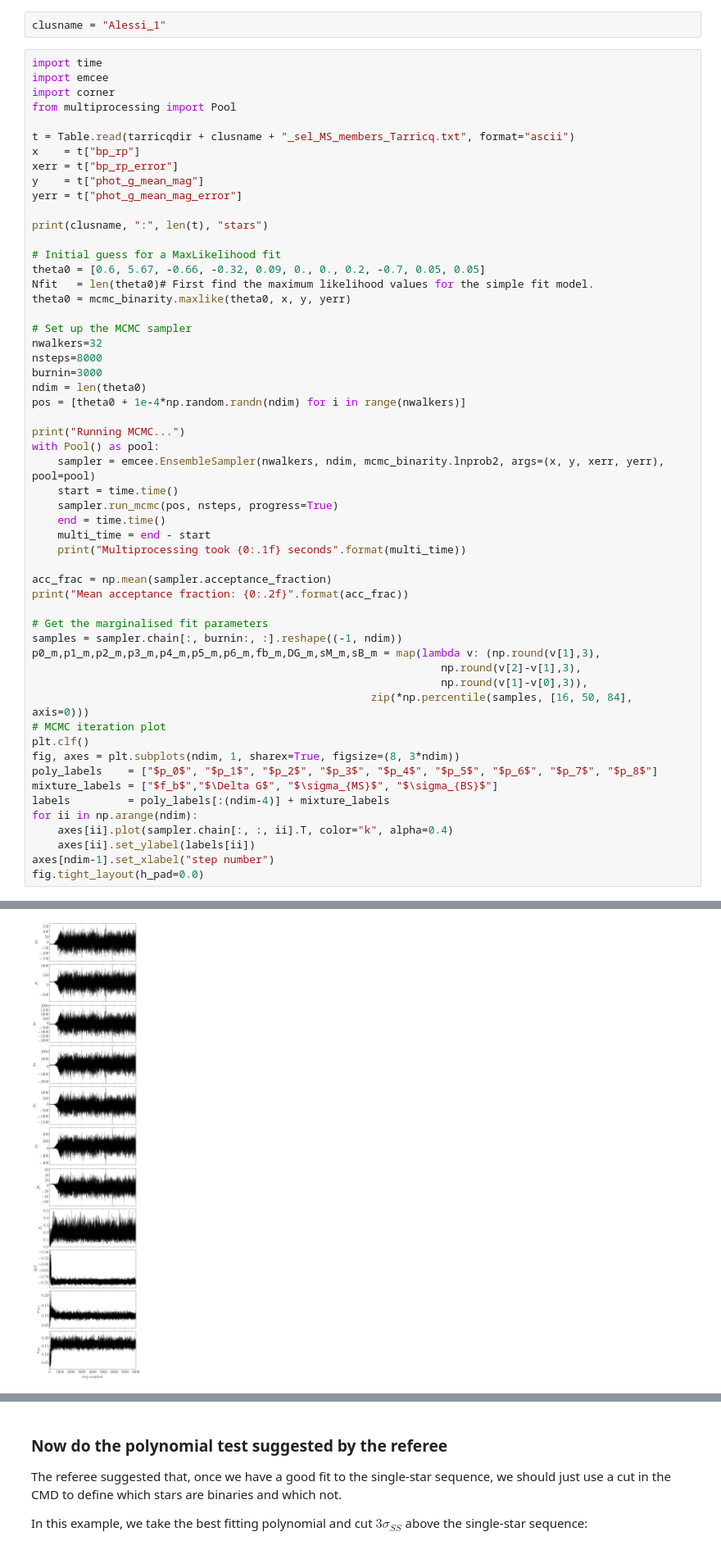
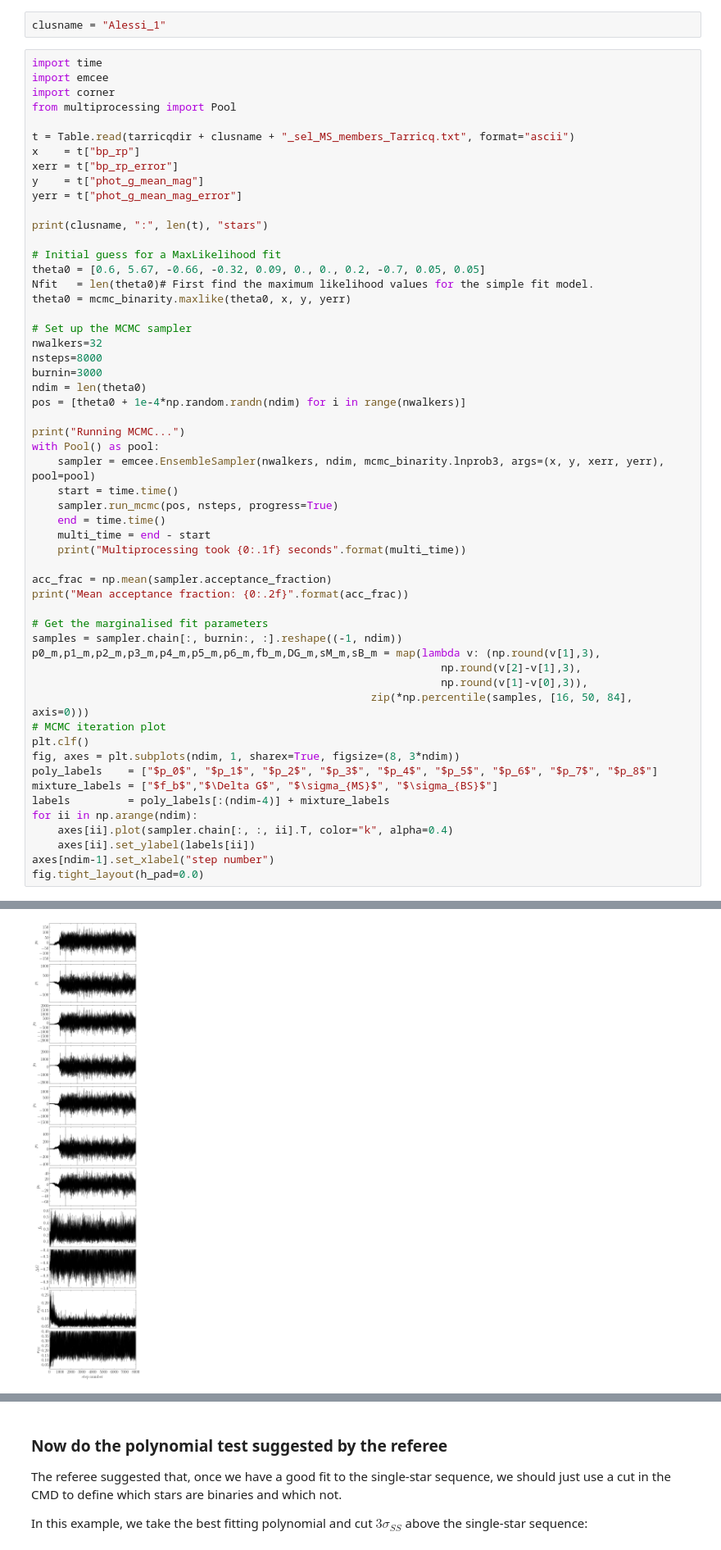
Before and after one commit to fjaellet/oc_binary_fraction, a Jupyter notebook: compute_binaryfraction.ipynb, the cells around one changed output, grey strips where cells are left out. Shown at 82% size. Cells and saved outputs as stored; diff of their text form.

Commit message:
added polynomial prior to mcmc_binarity.py

```diff
--- a/compute_binaryfraction.ipynb
+++ b/compute_binaryfraction.ipynb
@@ -60,7 +60,7 @@ pos = [theta0 + 1e-4*np.random.randn(ndim) for i in range(nwalkers)]
 
 print("Running MCMC...")
 with Pool() as pool:
-    sampler = emcee.EnsembleSampler(nwalkers, ndim, mcmc_binarity.lnprob2, args=(x, y, xerr, yerr), pool=pool)
+    sampler = emcee.EnsembleSampler(nwalkers, ndim, mcmc_binarity.lnprob3, args=(x, y, xerr, yerr), pool=pool)
     start = time.time()
     sampler.run_mcmc(pos, nsteps, progress=True)
     end = time.time()
@@ -97,5 +97,5 @@ Mean acceptance fraction: 0.39
 <Figure size 432x288 with 0 Axes>
-[figure, old version]
+[figure, new version]
 # %%
 # Corner plot
 fig = corner.corner(samples, labels=labels, show_titles=True, title_kwargs={"fontsize": 15})
```
Also changed, not shown: parts of 5 cells of this notebook, 3 other files.
